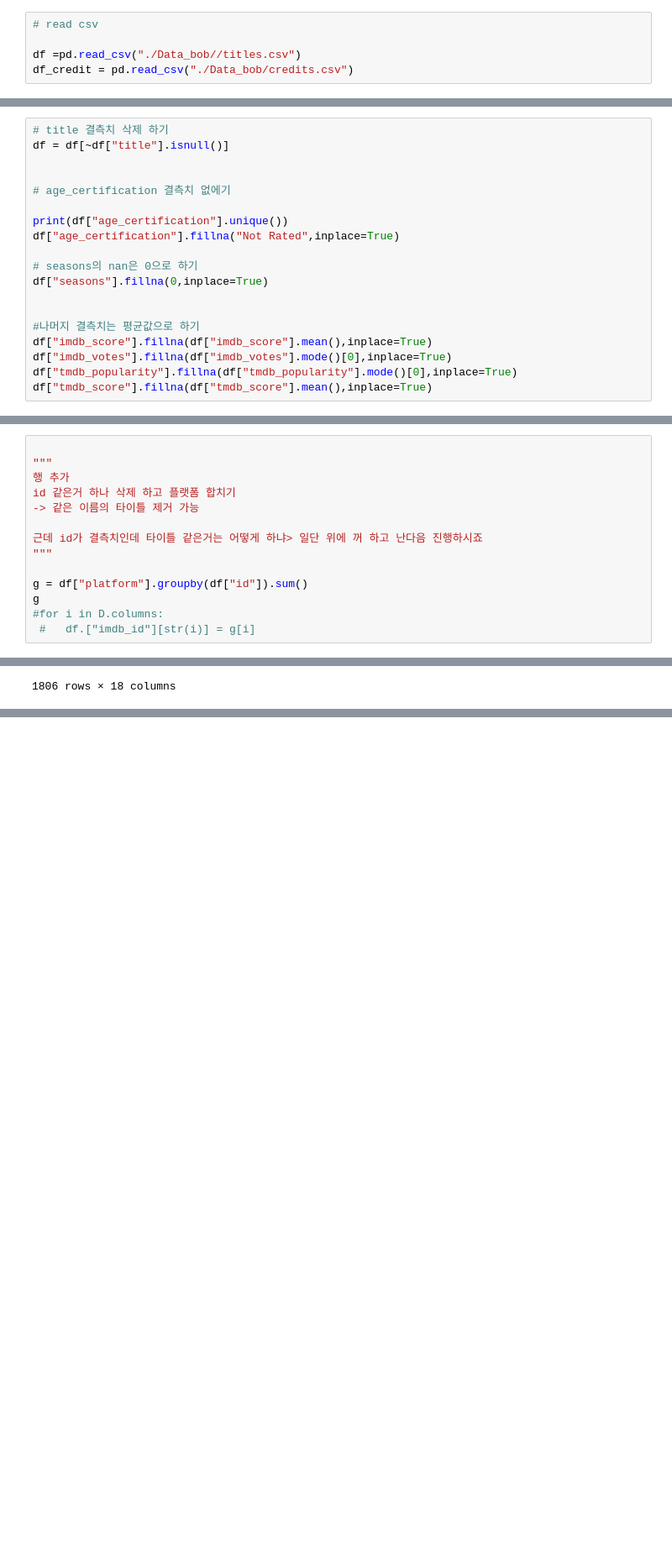
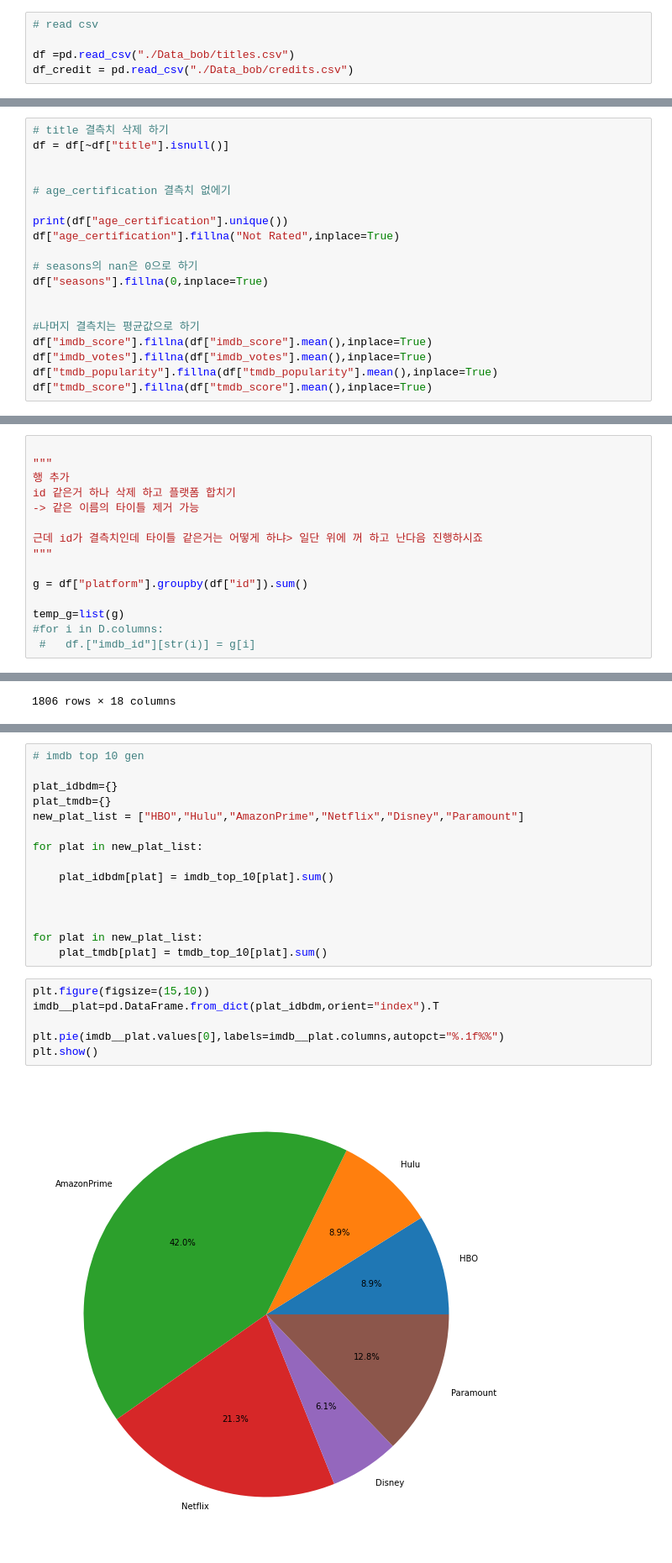
Before and after one commit to bamtu/bobsdataton, a Jupyter notebook: bobs_EDA.ipynb, the cells around one changed output, grey strips where cells are left out. Shown at 84% size. Drawn from its saved outputs; the diff is of its cells as text; blank space fills up the shorter version.

```diff
--- a/bobs_EDA.ipynb
+++ b/bobs_EDA.ipynb
@@ -10,7 +10,7 @@ import seaborn as sns
 # %%
 # read csv
 
-df =pd.read_csv("./Data_bob//titles.csv")
+df =pd.read_csv("./Data_bob/titles.csv")
 df_credit = pd.read_csv("./Data_bob/credits.csv")
 # %%
 df.head()
@@ -170,8 +170,8 @@ df["seasons"].fillna(0,inplace=True)
 
 #나머지 결측치는 평균값으로 하기
 df["imdb_score"].fillna(df["imdb_score"].mean(),inplace=True)
-df["imdb_votes"].fillna(df["imdb_votes"].mode()[0],inplace=True)
-df["tmdb_popularity"].fillna(df["tmdb_popularity"].mode()[0],inplace=True)
+df["imdb_votes"].fillna(df["imdb_votes"].mean(),inplace=True)
+df["tmdb_popularity"].fillna(df["tmdb_popularity"].mean(),inplace=True)
 df["tmdb_score"].fillna(df["tmdb_score"].mean(),inplace=True)
 # %% [output]
 ['TV-PG' nan 'PG' 'G' 'PG-13' 'R' 'TV-G' 'TV-Y' 'TV-14' 'NC-17' 'TV-Y7'
@@ -218,6 +218,7 @@ id 같은거 하나 삭제 하고 플랫폼 합치기
 """
 
 g = df["platform"].groupby(df["id"]).sum()
-g
+
+temp_g=list(g)
 #for i in D.columns:
  #   df.["imdb_id"][str(i)] = g[i]
@@ -592,0 +643,23 @@ tmdb_top_10
+# %%
+# imdb top 10 gen
+
+plat_idbdm={}
+plat_tmdb={}
+new_plat_list = ["HBO","Hulu","AmazonPrime","Netflix","Disney","Paramount"]
+
+for plat in new_plat_list:
+
+    plat_idbdm[plat] = imdb_top_10[plat].sum()
+
+
+
+for plat in new_plat_list:
+    plat_tmdb[plat] = tmdb_top_10[plat].sum()
+# %%
+plt.figure(figsize=(15,10))
+imdb__plat=pd.DataFrame.from_dict(plat_idbdm,orient="index").T
+
+plt.pie(imdb__plat.values[0],labels=imdb__plat.columns,autopct="%.1f%%")
+plt.show()
+# %% [output]
+[figure, added]
```
Also changed, not shown: parts of 36 cells of this notebook.
